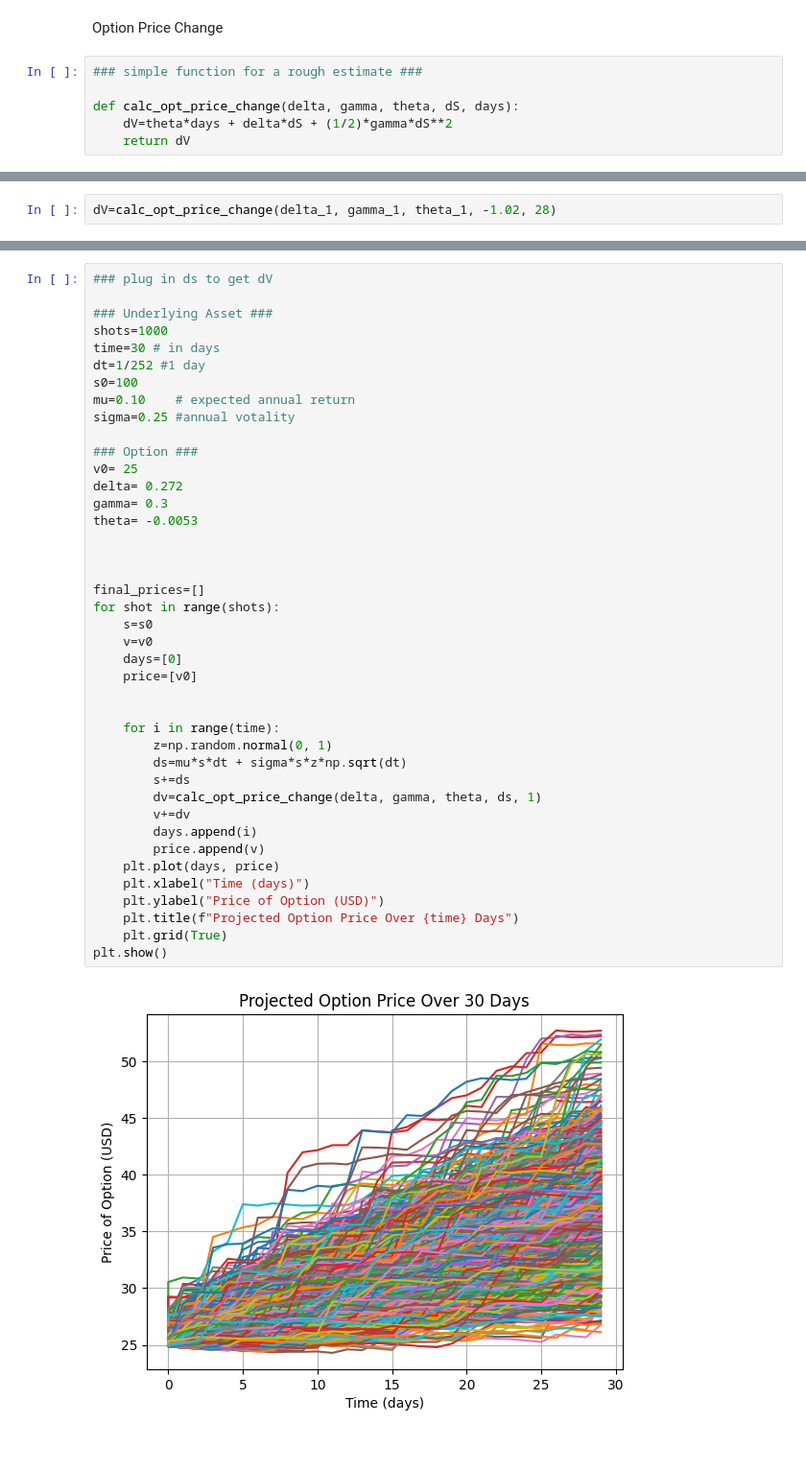
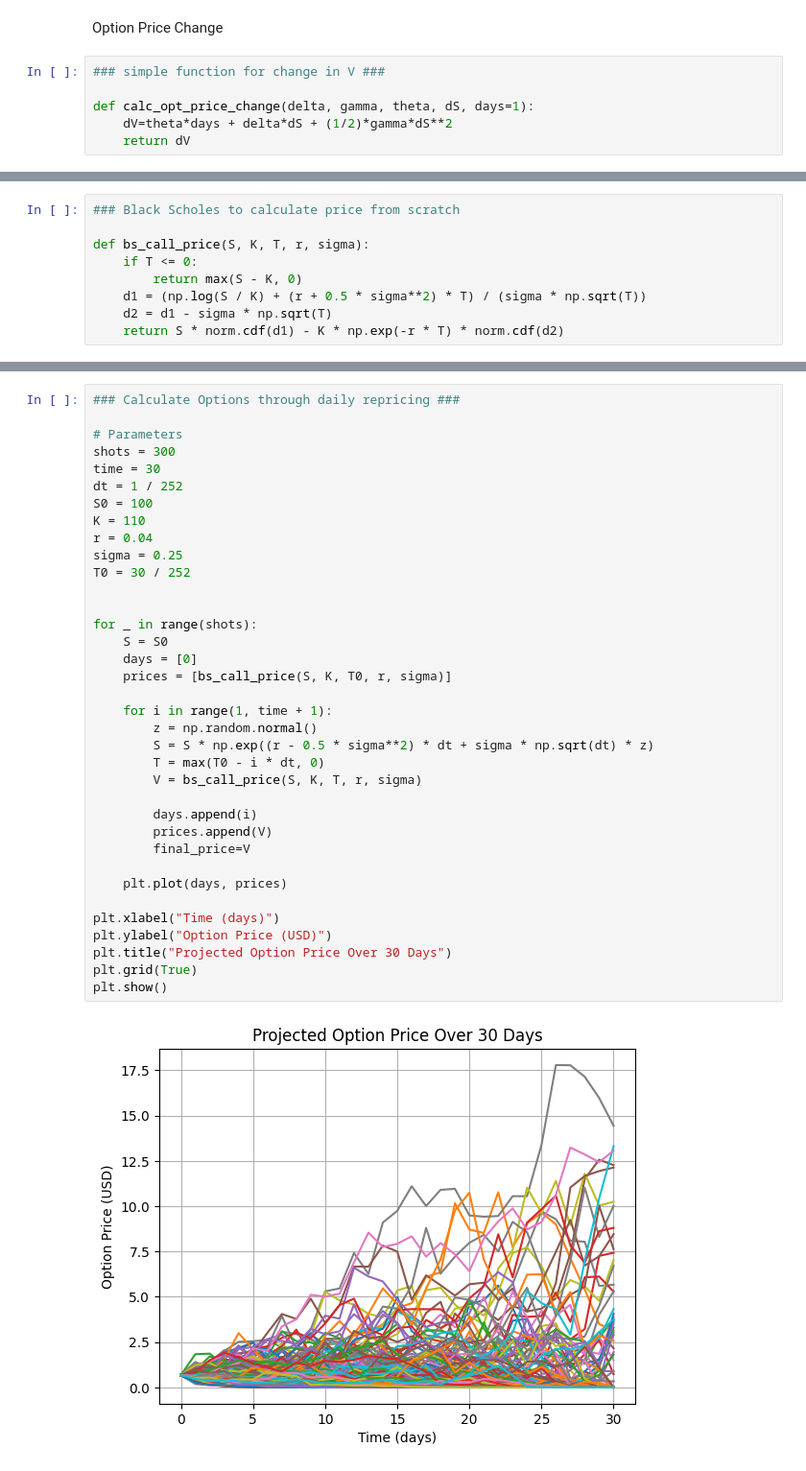
Before and after one commit to morik04/entropy-and-equity, a Jupyter notebook: src/Options_Modeling.ipynb, the cells around one changed output, grey strips where cells are left out. Shown at 96% size. Saved outputs shown, nothing was run; the diff lists cells and outputs as text.

```diff
--- a/src/Options_Modeling.ipynb
+++ b/src/Options_Modeling.ipynb
@@ -7,8 +8,8 @@ import matplotlib.pyplot as plt
 # %% [markdown]
 Option Price Change
 # %%
-### simple function for a rough estimate ###
+### simple function for change in V ###
 
-def calc_opt_price_change(delta, gamma, theta, dS, days):
+def calc_opt_price_change(delta, gamma, theta, dS, days=1):
     dV=theta*days + delta*dS + (1/2)*gamma*dS**2
     return dV
@@ -21,2 +15,0 @@ theta_1=-0.0053
-# %%
-dV=calc_opt_price_change(delta_1, gamma_1, theta_1, -1.02, 28)
@@ -33,0 +16,9 @@ Estimated Credit = $95.10390799999999
+# %%
+### Black Scholes to calculate price from scratch
+
+def bs_call_price(S, K, T, r, sigma):
+    if T <= 0:
+        return max(S - K, 0)
+    d1 = (np.log(S / K) + (r + 0.5 * sigma**2) * T) / (sigma * np.sqrt(T))
+    d2 = d1 - sigma * np.sqrt(T)
+    return S * norm.cdf(d1) - K * np.exp(-r * T) * norm.cdf(d2)
@@ -34,43 +79,38 @@ Estimated Credit = $95.10390799999999
 # %%
-### plug in ds to get dV
+### Calculate Options through daily repricing ###
 
-### Underlying Asset ###
-shots=1000
-time=30 # in days
-dt=1/252 #1 day
-s0=100
-mu=0.10    # expected annual return
-sigma=0.25 #annual votality
-
-### Option ###
-v0= 25
-delta= 0.272
-gamma= 0.3
-theta= -0.0053
+# Parameters
+shots = 300
+time = 30
+dt = 1 / 252
+S0 = 100
+K = 110
+r = 0.04
+sigma = 0.25
+T0 = 30 / 252
 
 
+for _ in range(shots):
+    S = S0
+    days = [0]
+    prices = [bs_call_price(S, K, T0, r, sigma)]
 
-final_prices=[]
-for shot in range(shots):
-    s=s0
-    v=v0
-    days=[0]
-    price=[v0]
+    for i in range(1, time + 1):
+        z = np.random.normal()
+        S = S * np.exp((r - 0.5 * sigma**2) * dt + sigma * np.sqrt(dt) * z)
+        T = max(T0 - i * dt, 0)
+        V = bs_call_price(S, K, T, r, sigma)
 
+        days.append(i)
+        prices.append(V)
+        final_price=V
 
-    for i in range(time):
-        z=np.random.normal(0, 1)
-        ds=mu*s*dt + sigma*s*z*np.sqrt(dt)
-        s+=ds
-        dv=calc_opt_price_change(delta, gamma, theta, ds, 1)
-        v+=dv
-        days.append(i)
-        price.append(v)
-    plt.plot(days, price)
-    plt.xlabel("Time (days)")
-    plt.ylabel("Price of Option (USD)")
-    plt.title(f"Projected Option Price Over {time} Days")
-    plt.grid(True)
+    plt.plot(days, prices)
+
+plt.xlabel("Time (days)")
+plt.ylabel("Option Price (USD)")
+plt.title("Projected Option Price Over 30 Days")
+plt.grid(True)
 plt.show()
 # %% [output]
-[figure, old version]
+[figure, new version]
```
Also changed, not shown: parts of 6 cells of this notebook.
